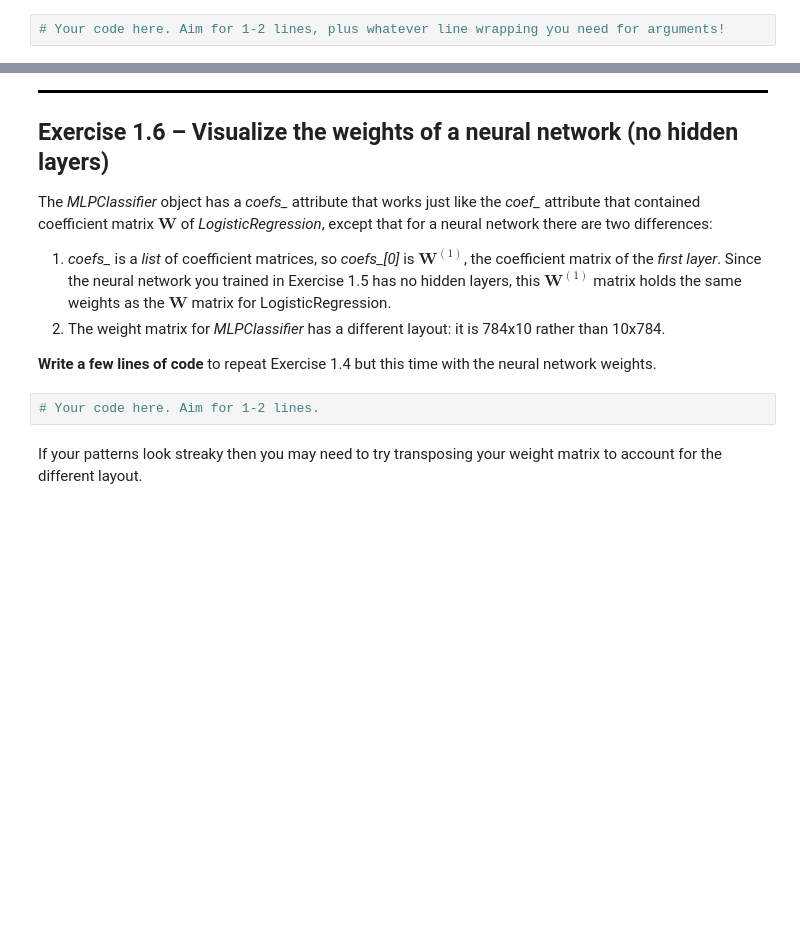
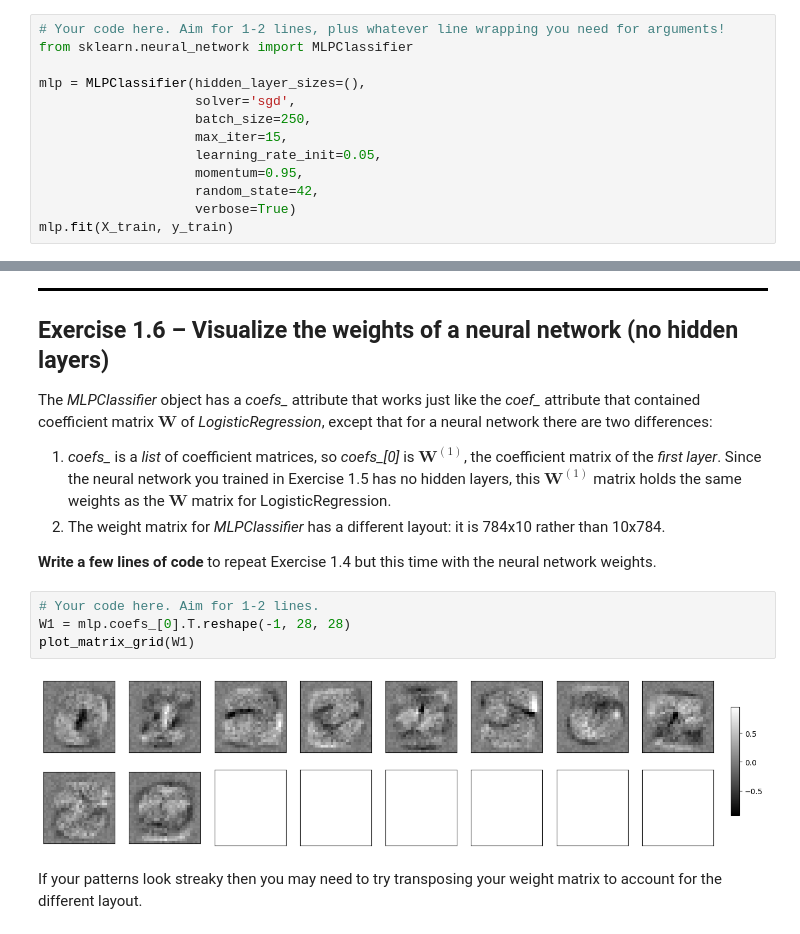
Before and after one commit to NeilTheFisher/COMP432, a Jupyter notebook: labs/Lab4-Student.ipynb, the cells around one changed output, grey strips where cells are left out. Drawn from its saved outputs; the diff is of its cells as text; blank space fills up the shorter version.

```diff
--- a/labs/Lab4-Student.ipynb
+++ b/labs/Lab4-Student.ipynb
@@ -212,3 +292,14 @@ A neural network has *many* more hyperparameters to configure. Configure your ne
 * Use *verbose*=True to see progress printed out. Each time it prints "Iteration X" it means SGD has made another pass over all 60,000 training examples.
 # %%
 # Your code here. Aim for 1-2 lines, plus whatever line wrapping you need for arguments!
+from sklearn.neural_network import MLPClassifier
+
+mlp = MLPClassifier(hidden_layer_sizes=(),
+                    solver='sgd',
+                    batch_size=250,
+                    max_iter=15,
+                    learning_rate_init=0.05,
+                    momentum=0.95,
+                    random_state=42,
+                    verbose=True)
+mlp.fit(X_train, y_train)
@@ -229,6 +344,10 @@ $\mathbf{W}^{(1)}$ matrix holds the same weights as the $\mathbf{W}$ matrix for
 **Write a few lines of code** to repeat Exercise 1.4 but this time with the neural network weights.
 # %%
 # Your code here. Aim for 1-2 lines.
+W1 = mlp.coefs_[0].T.reshape(-1, 28, 28)
+plot_matrix_grid(W1)
+# %% [output]
+[figure, added]
 # %% [markdown]
 If your patterns look streaky then you may need to try transposing your weight matrix to account for the different layout.
 # %% [markdown]
```
Also changed, not shown: parts of 40 cells of this notebook.
